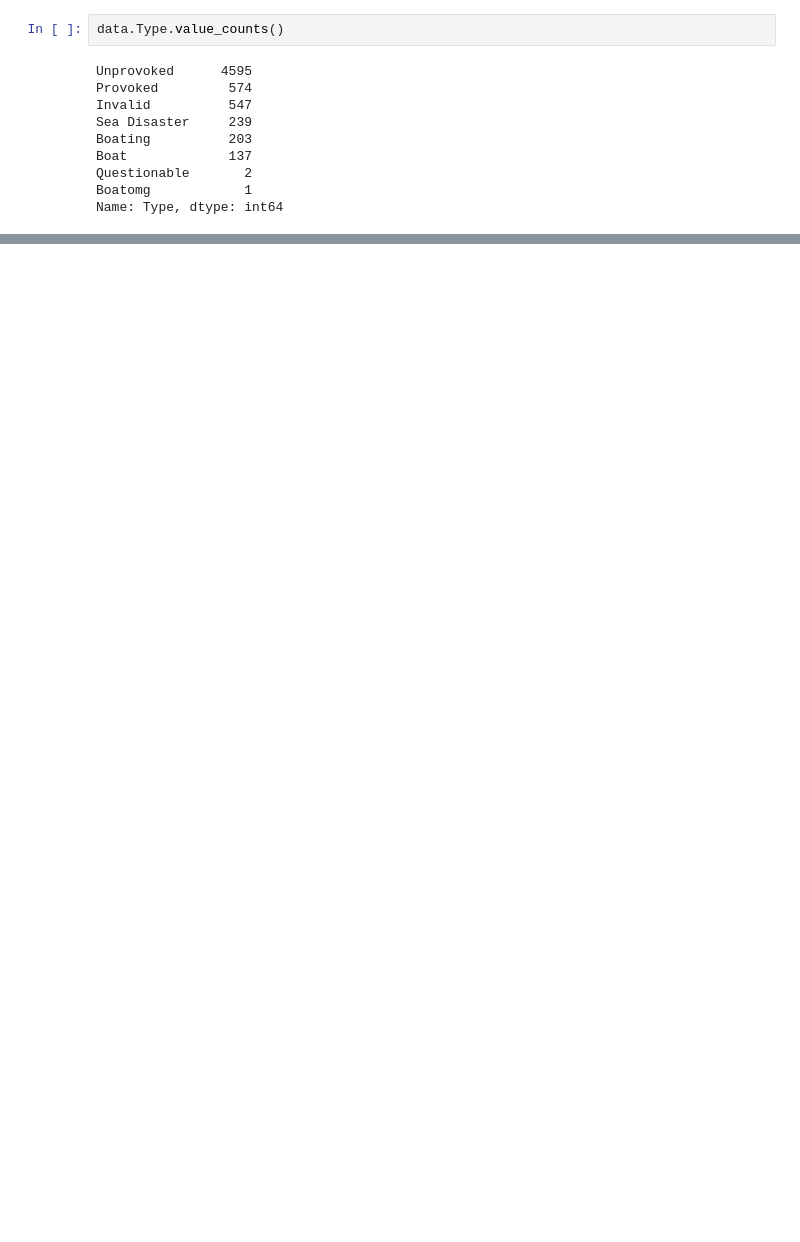
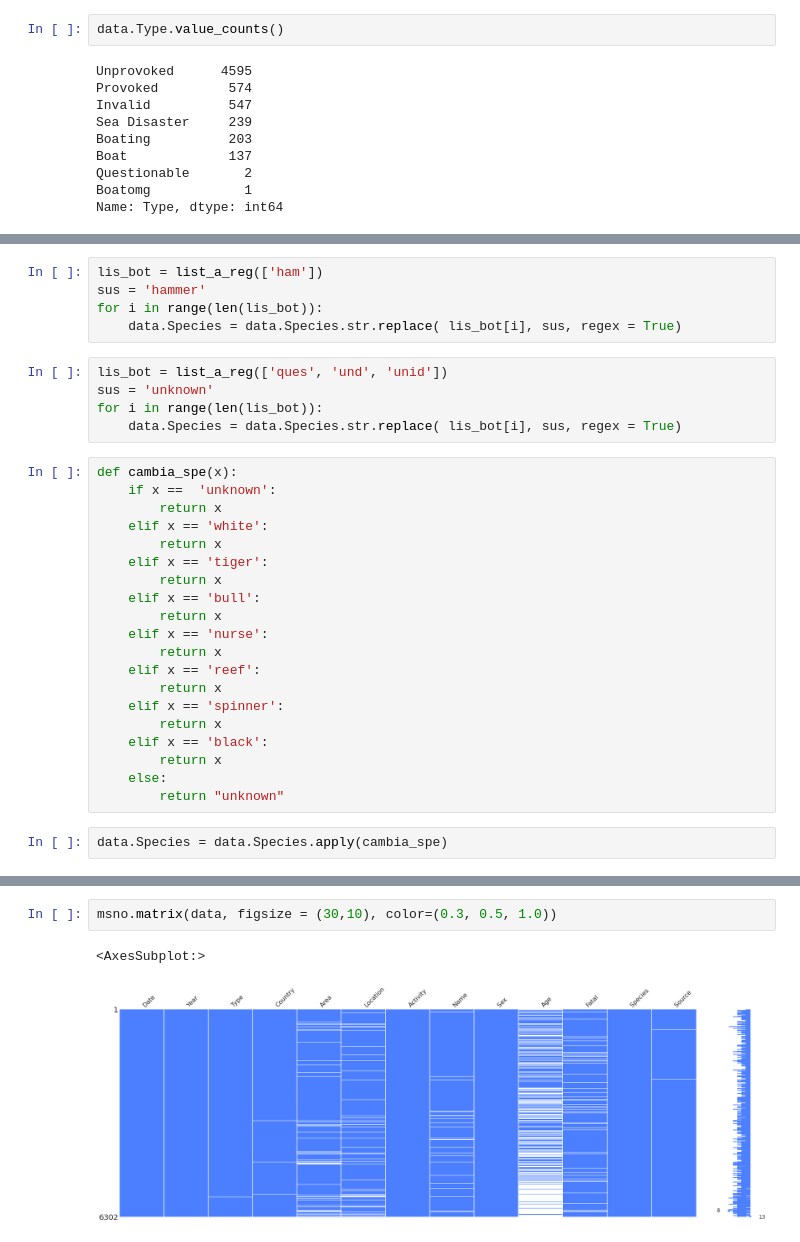
Before and after one commit to 4tolon/TheSharkProject, a Jupyter notebook: EdaShark.ipynb, the cells around one changed output, grey strips where cells are left out. Cells and saved outputs as stored; diff of their text form; blank space fills up the shorter version.

```diff
--- a/EdaShark.ipynb
+++ b/EdaShark.ipynb
@@ -281,0 +492,32 @@ Name: Type, dtype: int64
+# %%
+lis_bot = list_a_reg(['ham'])
+sus = 'hammer'
+for i in range(len(lis_bot)):
+    data.Species = data.Species.str.replace( lis_bot[i], sus, regex = True)
+# %%
+lis_bot = list_a_reg(['ques', 'und', 'unid'])
+sus = 'unknown'
+for i in range(len(lis_bot)):
+    data.Species = data.Species.str.replace( lis_bot[i], sus, regex = True)
+# %%
+def cambia_spe(x):
+    if x ==  'unknown':
+        return x
+    elif x == 'white':
+        return x
+    elif x == 'tiger':
+        return x
+    elif x == 'bull':
+        return x
+    elif x == 'nurse':
+        return x
+    elif x == 'reef':
+        return x
+    elif x == 'spinner':
+        return x
+    elif x == 'black':
+        return x
+    else:
+        return "unknown"
+# %%
+data.Species = data.Species.apply(cambia_spe)
@@ -281,0 +553,5 @@ Name: Type, dtype: int64
+# %%
+msno.matrix(data, figsize = (30,10), color=(0.3, 0.5, 1.0))
+# %% [output]
+<AxesSubplot:>
+[figure, added]
```
Also changed, not shown: parts of 91 cells of this notebook, 33 other files.
